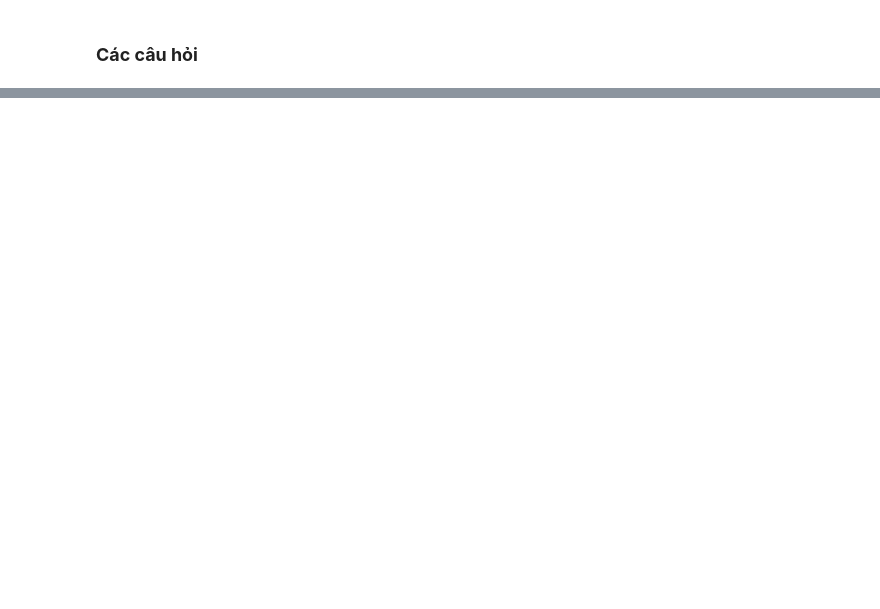
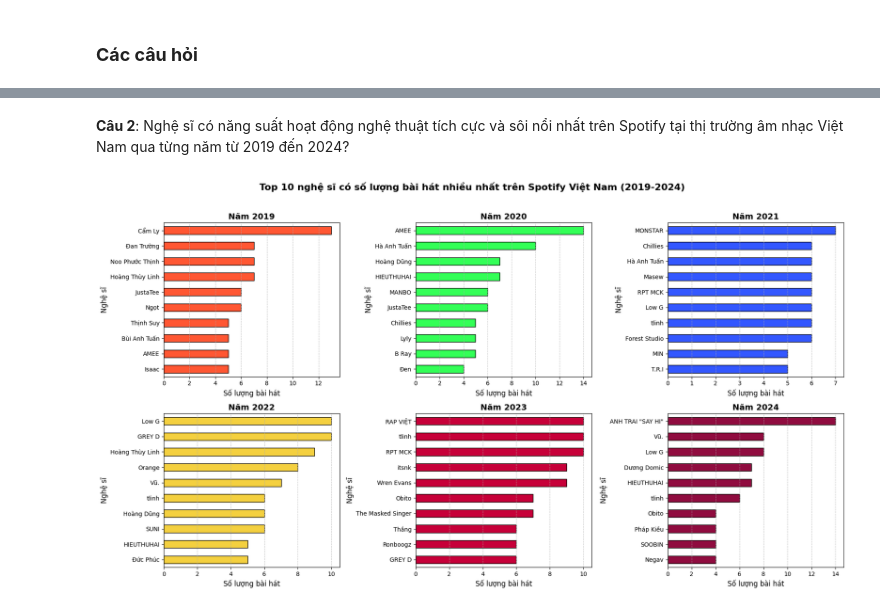
Before and after one commit to 0Nguyen0Cong0Tuan0/Data-Visualization, a Jupyter notebook: Lab1/main.ipynb, the cells around one changed output, grey strips where cells are left out. Cells and saved outputs as stored; diff of their text form; code cells hidden in the pictures; blank space fills up the shorter version.

```diff
--- a/Lab1/main.ipynb
+++ b/Lab1/main.ipynb
@@ -282,2 +331,4 @@ tracks[tracks['name'] == "Nàng Thơ"]
+# %%
+tracks = tracks.fillna({'popularity': 0})
 # %% [markdown]
 ### **Các câu hỏi**
@@ -283,0 +337,17 @@ tracks[tracks['name'] == "Nàng Thơ"]
+# %%
+tracks['release_year'] = tracks['release_date'].dt.year
+
+filtered_tracks = tracks[tracks['release_year'].between(2000, 2025)]
+
+song_counts = filtered_tracks['release_year'].value_counts().sort_index()
+
+plt.figure(figsize=(18, 6))
+sns.lineplot(x=song_counts.index, y=song_counts.values, marker='o', color='b', linewidth=2)
+
+plt.xlabel('Năm phát hành', fontsize=12)
+plt.ylabel('Số lượng bài hát', fontsize=12)
+plt.title('Xu hướng phát hành bài hát trên Spotify tại Việt Nam (2000 - 2025)', fontsize=14)
+plt.xticks(range(2000, 2026, 1))
+plt.grid(True)
+
+plt.show()
@@ -283,0 +383,30 @@ tracks[tracks['name'] == "Nàng Thơ"]
+# %% [markdown]
+**Câu 2**: Nghệ sĩ có năng suất hoạt động nghệ thuật tích cực và sôi nổi nhất trên Spotify tại thị trường âm nhạc Việt Nam qua từng năm từ 2019 đến 2024?
+# %%
+filtered_tracks = tracks[tracks['release_year'].between(2019, 2024)]
+
+fig, axes = plt.subplots(2, 3, figsize=(18, 10))
+fig.suptitle('Top 10 nghệ sĩ có số lượng bài hát nhiều nhất trên Spotify Việt Nam (2019-2024)', fontsize=16, fontweight='bold')
+
+colors = ['#FF5733', '#33FF57', '#3357FF', '#F4D03F', '#C70039', '#900C3F']
+
+for idx, year in enumerate(range(2019, 2025)):
+    ax = axes[idx // 3, idx % 3]
+
+    year_data = filtered_tracks[filtered_tracks['release_year'] == year]
+
+    artist_counts = year_data['artists'].str.split(',').explode().str.strip().value_counts()
+
+    top_artists = artist_counts.head(10)
+
+    top_artists.sort_values().plot(kind='barh', ax=ax, color=colors[idx], edgecolor='black')
+
+    ax.set_title(f'Năm {year}', fontsize=14, fontweight='bold')
+    ax.set_xlabel('Số lượng bài hát', fontsize=12)
+    ax.set_ylabel('Nghệ sĩ', fontsize=12)
+    ax.grid(axis='x', linestyle='--', alpha=0.7)
+
+plt.tight_layout(rect=[0, 0, 1, 0.96])
+plt.show()
+# %% [output]
+[figure, added]
```
Also changed, not shown: parts of 14 cells of this notebook.
